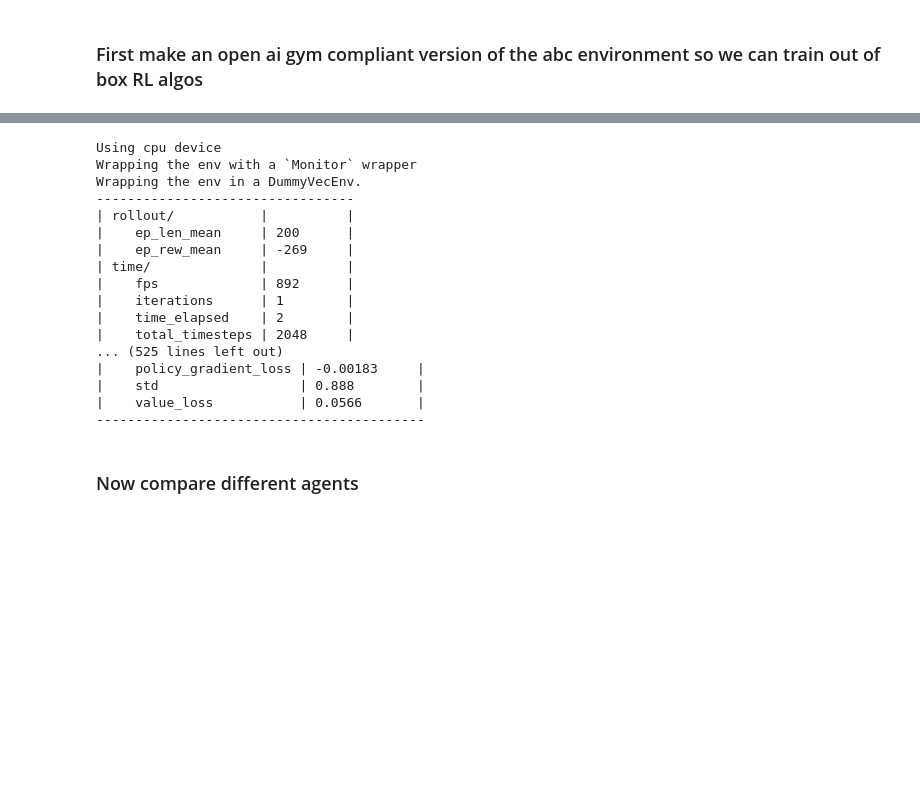
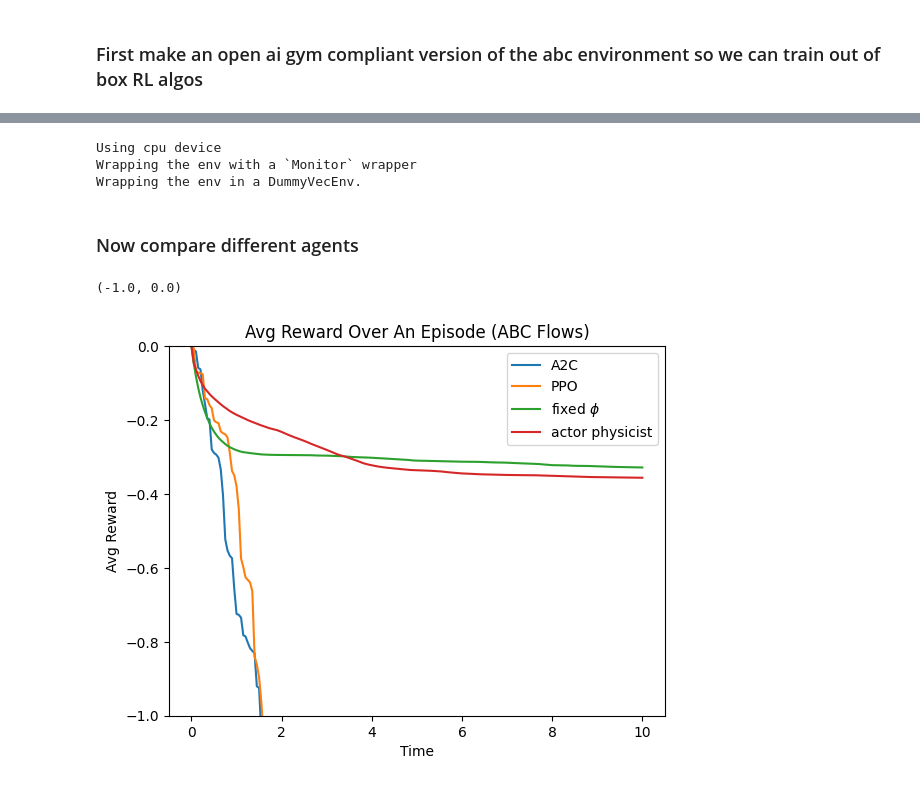
Before and after one commit to Cfckoh/RL_swimmers, a Jupyter notebook: RL_implementation/abc_agent_comparisons.ipynb, the cells around one changed output, grey strips where cells are left out. Drawn from its saved outputs; the diff is of its cells as text; code cells hidden in the pictures; blank space fills up the shorter version.

```diff
--- a/RL_implementation/abc_agent_comparisons.ipynb
+++ b/RL_implementation/abc_agent_comparisons.ipynb
@@ -176,24 +162,10 @@ if not os.path.isfile(model_file):
     model_PPO.learn(total_timesteps=steps)
     model_PPO.save("saved_models/stablebase_PPO")
 else:
-    model_PPO.load("stablebase_PPO.zip")
+    model_PPO.load("saved_models/stablebase_PPO")
 # %% [output]
 Using cpu device
 Wrapping the env with a `Monitor` wrapper
 Wrapping the env in a DummyVecEnv.
----------------------------------
-| rollout/           |          |
-|    ep_len_mean     | 200      |
-|    ep_rew_mean     | -269     |
-| time/              |          |
-|    fps             | 892      |
-|    iterations      | 1        |
-|    time_elapsed    | 2        |
-|    total_timesteps | 2048     |
-... (525 lines left out)
-|    policy_gradient_loss | -0.00183     |
-|    std                  | 0.888        |
-|    value_loss           | 0.0566       |
-------------------------------------------
 # %% [markdown]
 ### Now compare different agents
@@ -200,10 +179,12 @@ Wrapping the env in a DummyVecEnv.
 # %%
-compare_eps = 10
+compare_eps = 500
 state = env.reset()
 results = {}
-for stable_model,name in [(model_A2C,"A2C"),(model_PPO,"PPO")]:
+
+# stablebase out of box agents
+for stable_model,name in standard_models:
     cum_rew=np.zeros(int(env.limit/env.deltaT)+1)
-    for ep in range(num_eps):
+    for ep in range(compare_eps):
         step=0
         episode_rew=0
         while not env.isOver():
@@ -214,29 +195,32 @@ for stable_model,name in [(model_A2C,"A2C"),(model_PPO,"PPO")]:
             cum_rew[step] = episode_rew
         state = env.reset()
     results[name]=cum_rew
+
+# other agents
+for model,name in other_models:
+    cum_rew=np.zeros(int(env.limit/env.deltaT)+1)
+    for ep in range(compare_eps):
+        step=0
+        episode_rew=0
+        while not env.isOver():
+            action = model.sample_action(state)
+            state, reward, _, _ = env.step(action)
+            episode_rew += reward
+            step+=1
+            cum_rew[step] = episode_rew
+        state = env.reset()
+        results[name]=cum_rew
-# %%
-fixed_phi = FixedPhi(0.9)
-name="fixed_phi"
-cum_rew=np.zeros(int(env.limit/env.deltaT)+1)
-for ep in range(num_eps):
-    step=0
-    episode_rew=0
-    while not env.isOver():
-        action = fixed_phi.sample_action(state)
-        state, reward, _, _ = env.step(action)
-        episode_rew += reward
-        step+=1
-        cum_rew[step] = episode_rew
-    state = env.reset()
-    results[name]=cum_rew
 # %%
+# plot the results averaged over an episode
 labels=[]
 for name,rews in results.items():
     labels.append(name)
-    plt.plot(np.arange(len(rews))/10,rews)
+    plt.plot(np.arange(len(rews))/int(1/env.deltaT),rews)
 plt.legend(labels=labels)
 plt.title("Avg Reward Over An Episode (ABC Flows)")
 plt.xlabel("Time")
 plt.ylabel("Avg Reward")
 plt.ylim(-1,0.)
-#plt.savefig(f"figs/compare_out_of_box.pdf", format="pdf", bbox_inches="tight")
+# %% [output]
+(-1.0, 0.0)
+[figure, added]
```
Also changed, not shown: parts of 3 cells of this notebook, 2 other files.
